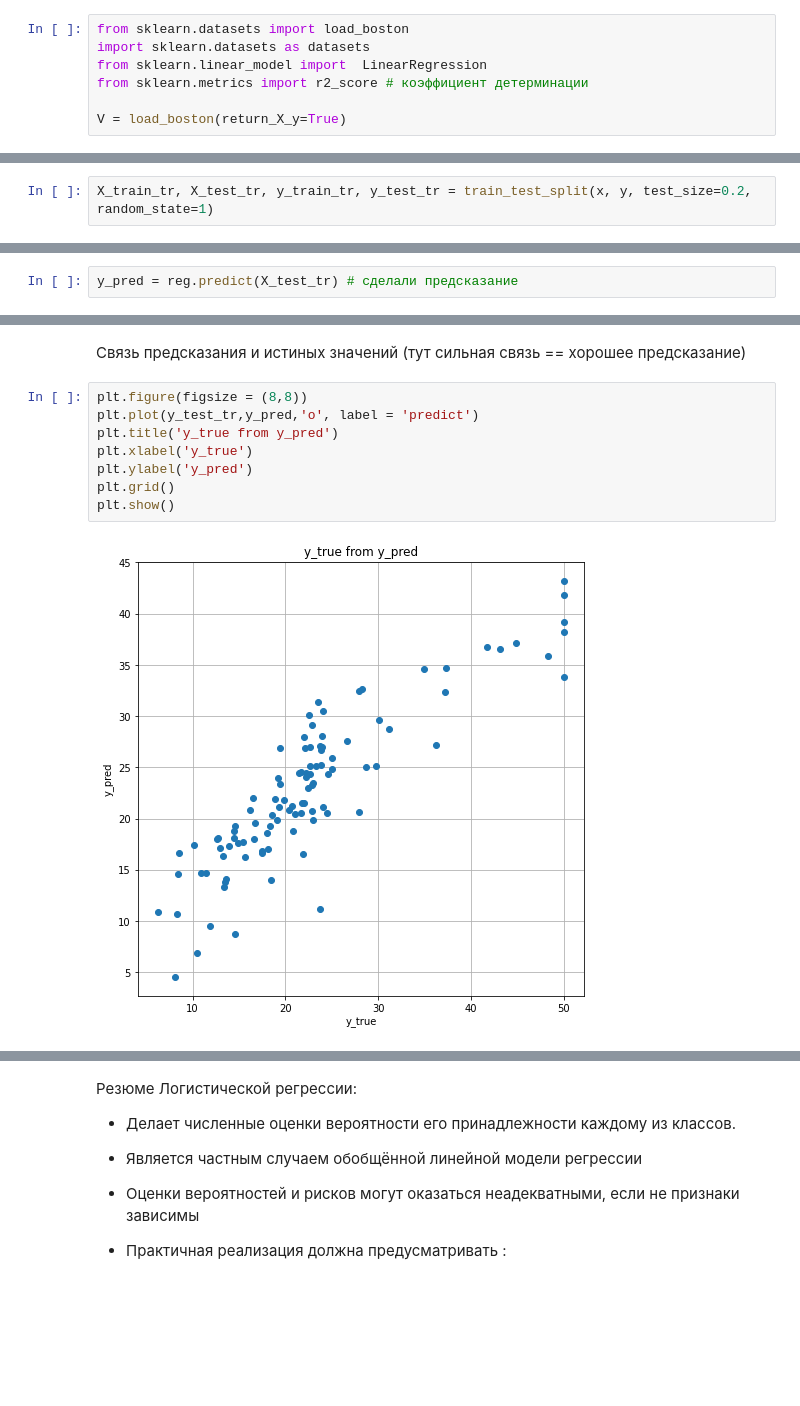
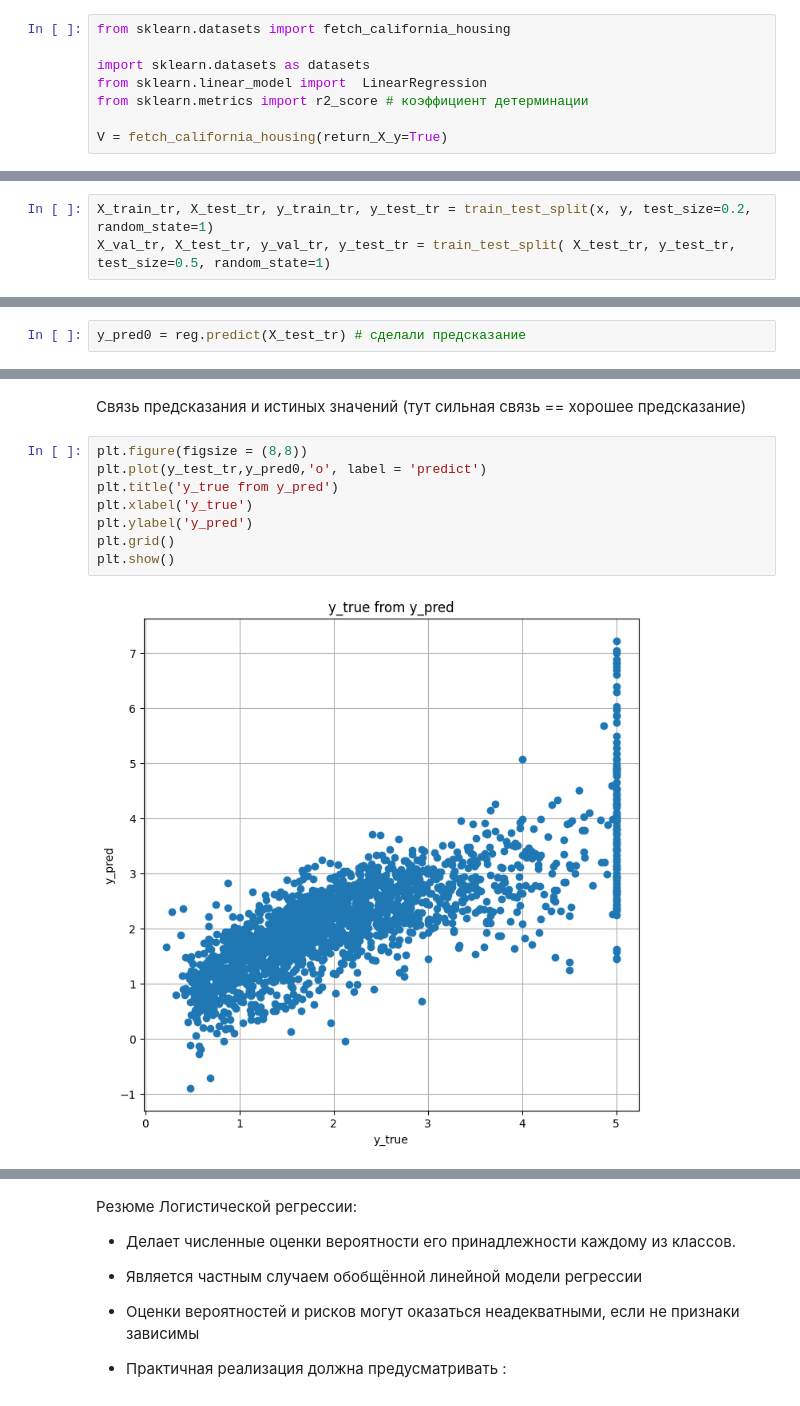
Before and after one commit to mkorlyakova/MSTU-courses, a Jupyter notebook: ML magister/4/ML_lab2.ipynb, the cells around one changed output, grey strips where cells are left out. Drawn from its saved outputs; the diff is of its cells as text; blank space fills up the shorter version.

```diff
--- a/ML magister/4/ML_lab2.ipynb
+++ b/ML magister/4/ML_lab2.ipynb
@@ -569,12 +646,13 @@ $$\nabla_{w}Q(w,X) = \frac{2}{l}X^{T}(Xw-y).$$
 
 генерация решения для модели в форме линейной регрессии
 # %%
-from sklearn.datasets import load_boston
+from sklearn.datasets import fetch_california_housing
+
 import sklearn.datasets as datasets
 from sklearn.linear_model import  LinearRegression
 from sklearn.metrics import r2_score # коэффициент детерминации
 
-V = load_boston(return_X_y=True)
+V = fetch_california_housing(return_X_y=True)
 # %%
 x = V[0]
 y = V[1]
@@ -585,6 +663,7 @@ x.shape, y.shape  # x - описание объектов, у - стоимост
 Разделяем данные:
 # %%
 X_train_tr, X_test_tr, y_train_tr, y_test_tr = train_test_split(x, y, test_size=0.2, random_state=1)
+X_val_tr, X_test_tr, y_val_tr, y_test_tr = train_test_split( X_test_tr, y_test_tr, test_size=0.5, random_state=1)
 # %% [markdown]
 Обучаем модель:
 # %%
@@ -596,2 +675,2 @@ reg.score(X_test_tr, y_test_tr) # Возвращает коэффициент д
 # %%
-y_pred = reg.predict(X_test_tr) # сделали предсказание
+y_pred0 = reg.predict(X_test_tr) # сделали предсказание
@@ -615,11 +701,11 @@ plt.show()
 Связь предсказания и истиных значений (тут сильная связь == хорошее предсказание)
 # %%
 plt.figure(figsize = (8,8))
-plt.plot(y_test_tr,y_pred,'o', label = 'predict')
+plt.plot(y_test_tr,y_pred0,'o', label = 'predict')
 plt.title('y_true from y_pred')
 plt.xlabel('y_true')
 plt.ylabel('y_pred')
 plt.grid()
 plt.show()
 # %% [output]
-[figure, old version]
+[figure, new version]
```
Also changed, not shown: parts of 56 cells of this notebook.
